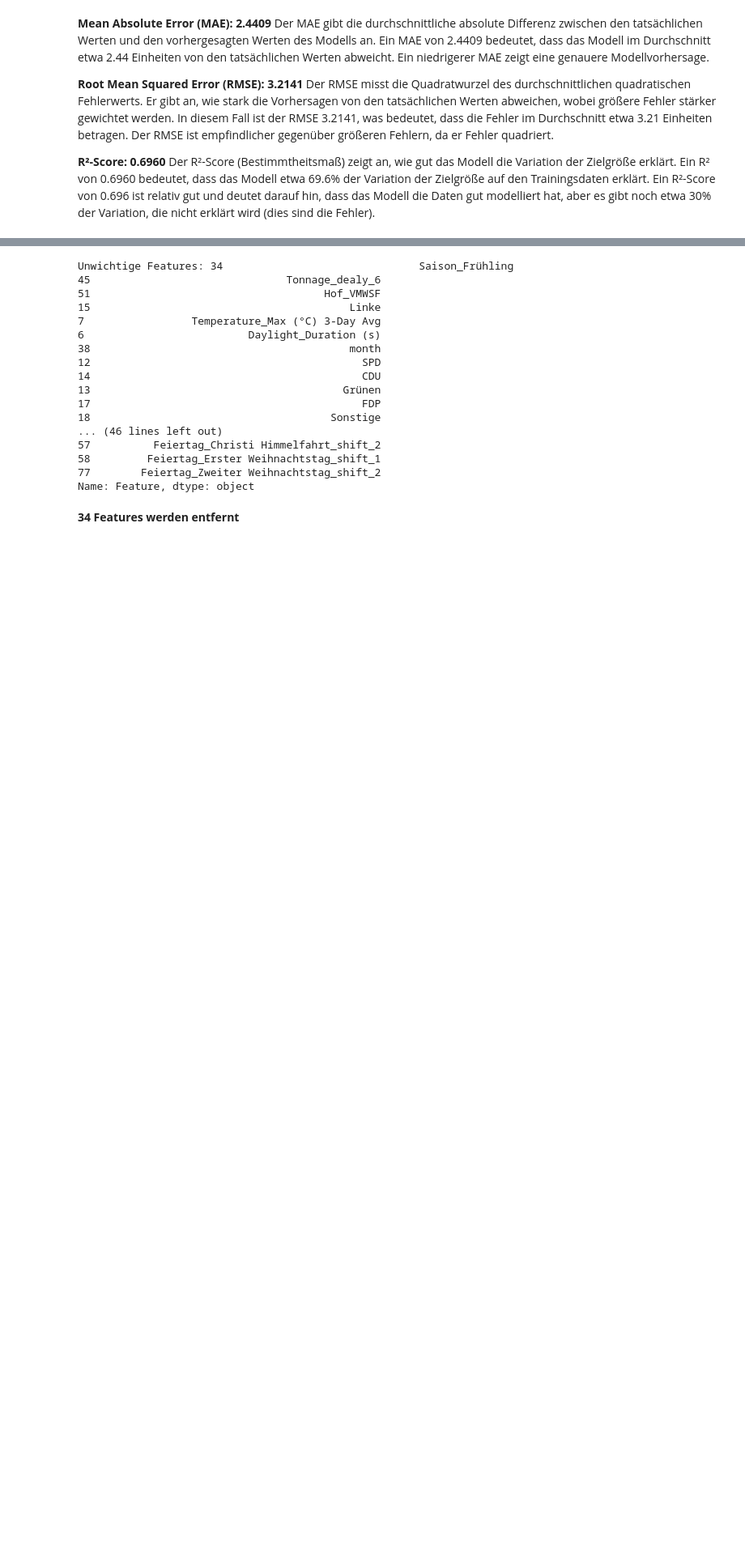
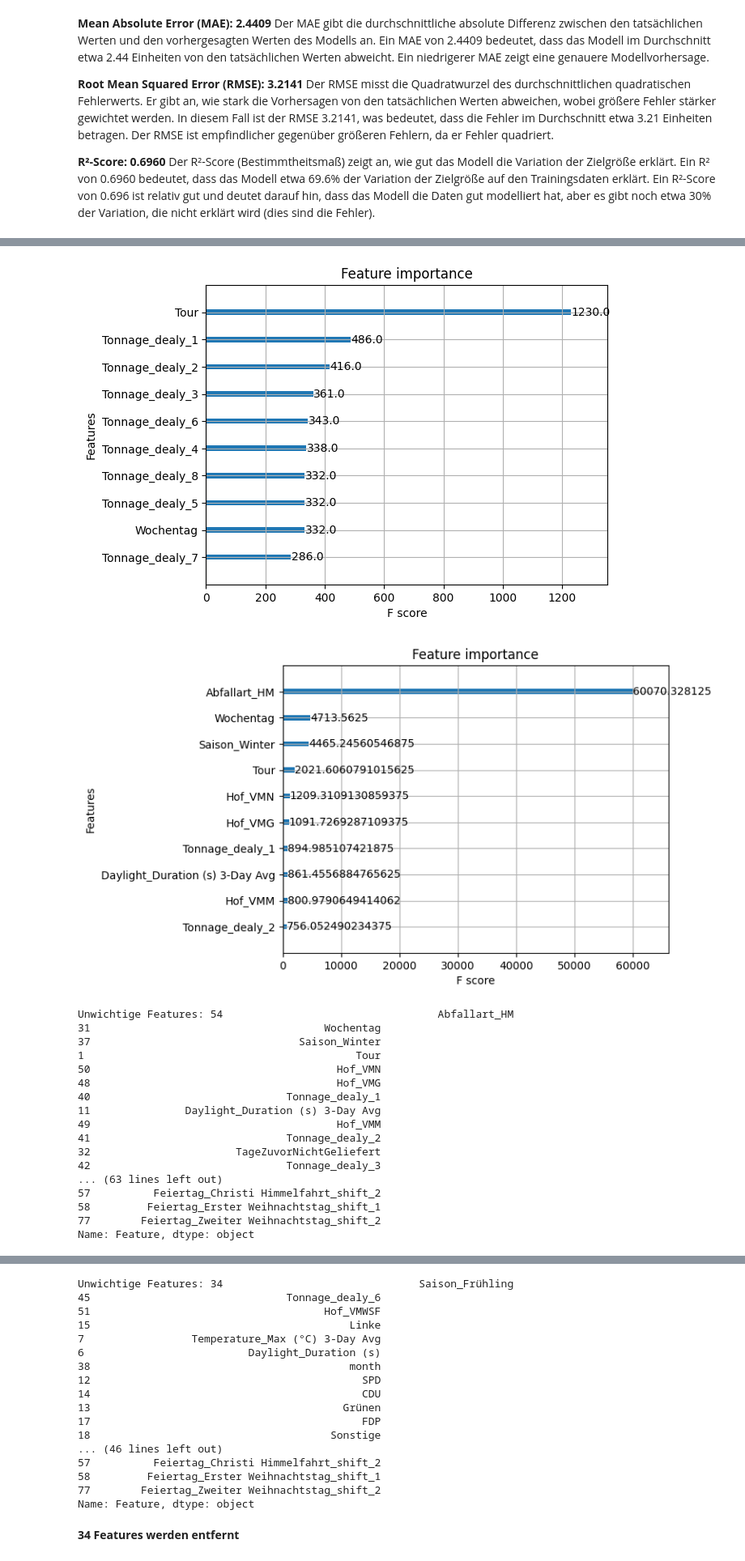
Before and after one commit to s-matthies/ai-waste-analytics, a Jupyter notebook: notebooks_training/training_XGBoost.ipynb, the cells around one changed output, grey strips where cells are left out. Shown at 81% size. Drawn from its saved outputs; the diff is of its cells as text; code cells hidden in the pictures; blank space fills up the shorter version.

```diff
--- a/notebooks_training/training_XGBoost.ipynb
+++ b/notebooks_training/training_XGBoost.ipynb
@@ -171,0 +196,30 @@ Name: Feature, dtype: object
+# %%
+import matplotlib.pyplot as plt
+
+# nur die Spalten verwenden, die beim Training genutzt wurden
+X_train_filtered = X_train.drop(columns=['year'])
+
+# DataFrame mit Features + Importances erstellen
+df_importance = pd.DataFrame({
+    'Feature': X_train_filtered.columns,  # Hier NICHT X_train verwenden!
+    'Importance': model.feature_importances_
+})
+
+# Sortieren nach Wichtigkeit
+df_importance = df_importance.sort_values(by='Importance', ascending=False)
+pd.set_option('display.max_rows', None)
+print(df_importance)
+
+xgb.plot_importance(model, importance_type="weight", max_num_features=10)
+plt.show()
+
+xgb.plot_importance(model, importance_type="gain", max_num_features=10)
+plt.show()
+
+threshold = 10  # Features mit weniger als dieser Wichtigkeit werden entfernt
+
+# Finde Features, die unter der Schwelle liegen
+unimportant_features = df_importance[df_importance['Importance'] < threshold]['Feature']
+
+print("Unwichtige Features:", unimportant_features)
+# %% [output]
@@ -172 +243,20 @@ Name: Feature, dtype: object
+[figure, added]
+[figure, added]
+Unwichtige Features: 54                                  Abfallart_HM
+31                                     Wochentag
+37                                 Saison_Winter
+1                                           Tour
+50                                       Hof_VMN
+48                                       Hof_VMG
+40                               Tonnage_dealy_1
+11               Daylight_Duration (s) 3-Day Avg
+49                                       Hof_VMM
+41                               Tonnage_dealy_2
+32                       TageZuvorNichtGeliefert
+42                               Tonnage_dealy_3
+... (63 lines left out)
+57          Feiertag_Christi Himmelfahrt_shift_2
+58         Feiertag_Erster Weihnachtstag_shift_1
+77        Feiertag_Zweiter Weihnachtstag_shift_2
+Name: Feature, dtype: object
 # %% [markdown]
```
Also changed, not shown: parts of 35 cells of this notebook, 2 other files.
